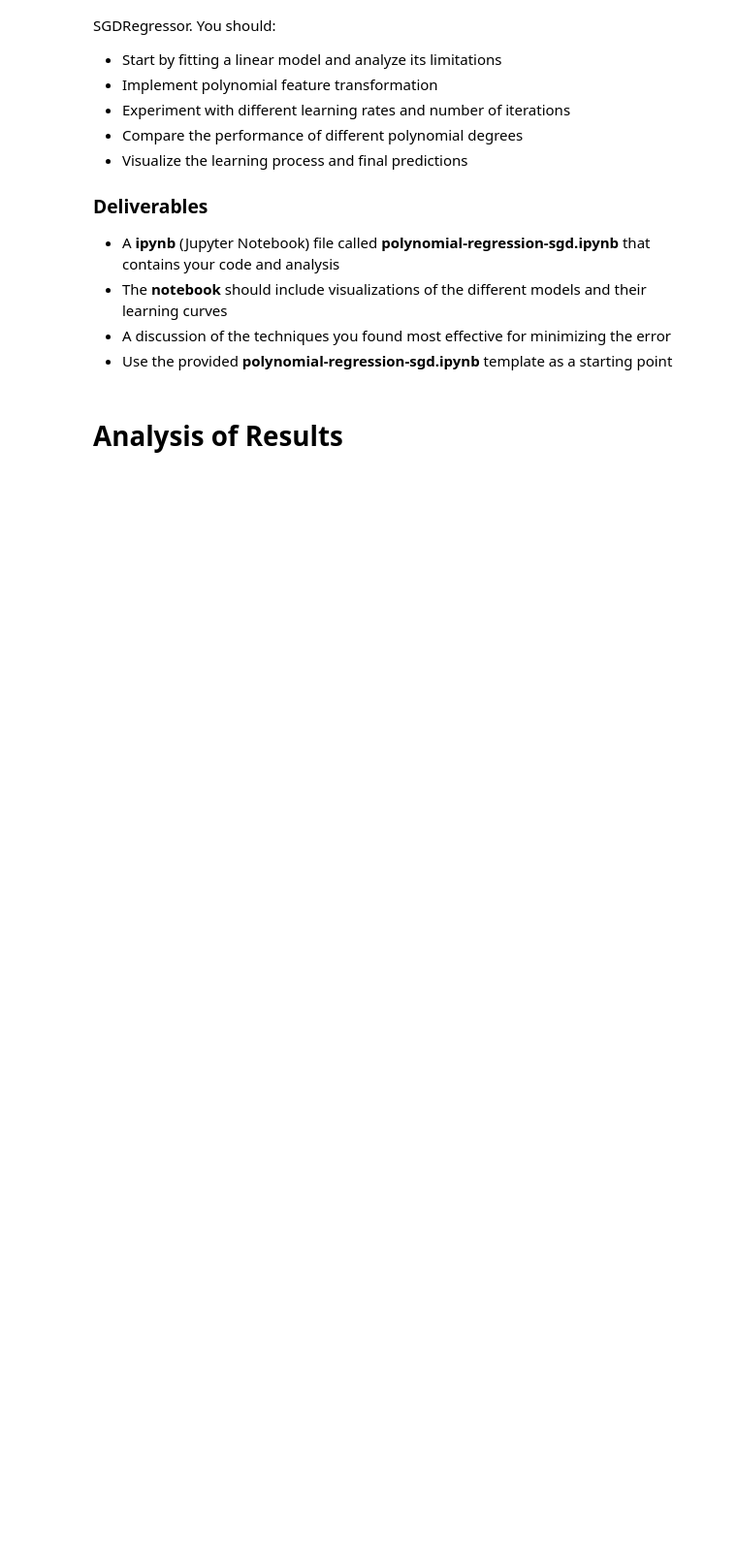
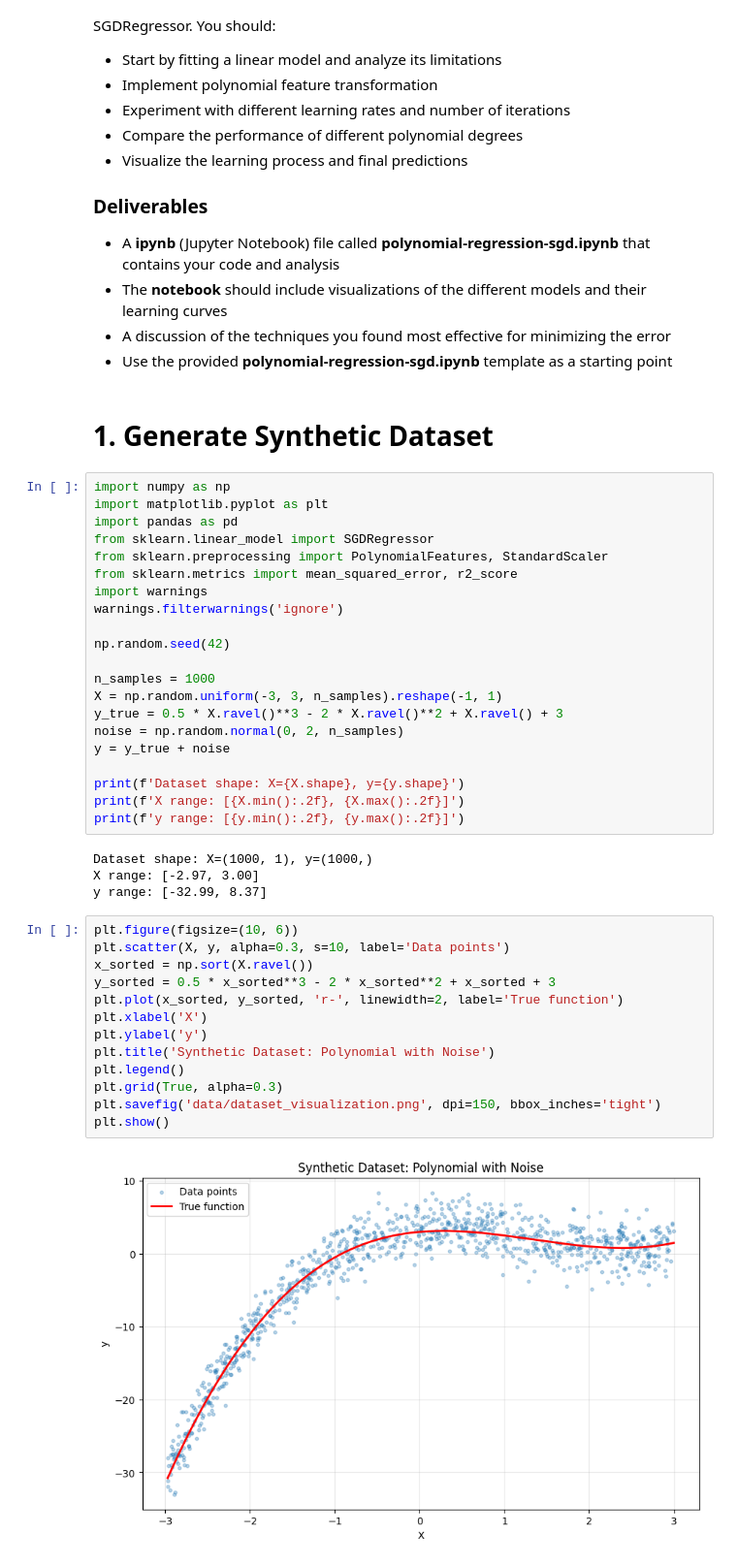
Before and after one commit to mrpunkdasilva/data-science, a Jupyter notebook: assignments/assignment-2/2.4.1.polynomial-regression-sgd.ipynb, the cells around one changed output. Shown at 97% size. Saved outputs shown, nothing was run; the diff lists cells and outputs as text; blank space fills up the shorter version.

Commit message:
Add polynomial regression SGD notebook with visualizations and analysis

```diff
--- a/assignments/assignment-2/2.4.1.polynomial-regression-sgd.ipynb
+++ b/assignments/assignment-2/2.4.1.polynomial-regression-sgd.ipynb
@@ -41,5 +41,45 @@ Your task is to explore different approaches to fit this non-linear data using S
 - The **notebook** should include visualizations of the different models and their learning curves
 - A discussion of the techniques you found most effective for minimizing the error
 - Use the provided **polynomial-regression-sgd.ipynb** template as a starting point
-# %% [markdown]
-# Analysis of Results
+# %% [markdown]
+# 1. Generate Synthetic Dataset
+# %%
+import numpy as np
+import matplotlib.pyplot as plt
+import pandas as pd
+from sklearn.linear_model import SGDRegressor
+from sklearn.preprocessing import PolynomialFeatures, StandardScaler
+from sklearn.metrics import mean_squared_error, r2_score
+import warnings
+warnings.filterwarnings('ignore')
+
+np.random.seed(42)
+
+n_samples = 1000
+X = np.random.uniform(-3, 3, n_samples).reshape(-1, 1)
+y_true = 0.5 * X.ravel()**3 - 2 * X.ravel()**2 + X.ravel() + 3
+noise = np.random.normal(0, 2, n_samples)
+y = y_true + noise
+
+print(f'Dataset shape: X={X.shape}, y={y.shape}')
+print(f'X range: [{X.min():.2f}, {X.max():.2f}]')
+print(f'y range: [{y.min():.2f}, {y.max():.2f}]')
+# %% [output]
+Dataset shape: X=(1000, 1), y=(1000,)
+X range: [-2.97, 3.00]
+y range: [-32.99, 8.37]
+# %%
+plt.figure(figsize=(10, 6))
+plt.scatter(X, y, alpha=0.3, s=10, label='Data points')
+x_sorted = np.sort(X.ravel())
+y_sorted = 0.5 * x_sorted**3 - 2 * x_sorted**2 + x_sorted + 3
+plt.plot(x_sorted, y_sorted, 'r-', linewidth=2, label='True function')
+plt.xlabel('X')
+plt.ylabel('y')
+plt.title('Synthetic Dataset: Polynomial with Noise')
+plt.legend()
+plt.grid(True, alpha=0.3)
+plt.savefig('data/dataset_visualization.png', dpi=150, bbox_inches='tight')
+plt.show()
+# %% [output]
+[figure, added]
```
Also changed, not shown: parts of 26 cells of this notebook, 13 other files.
